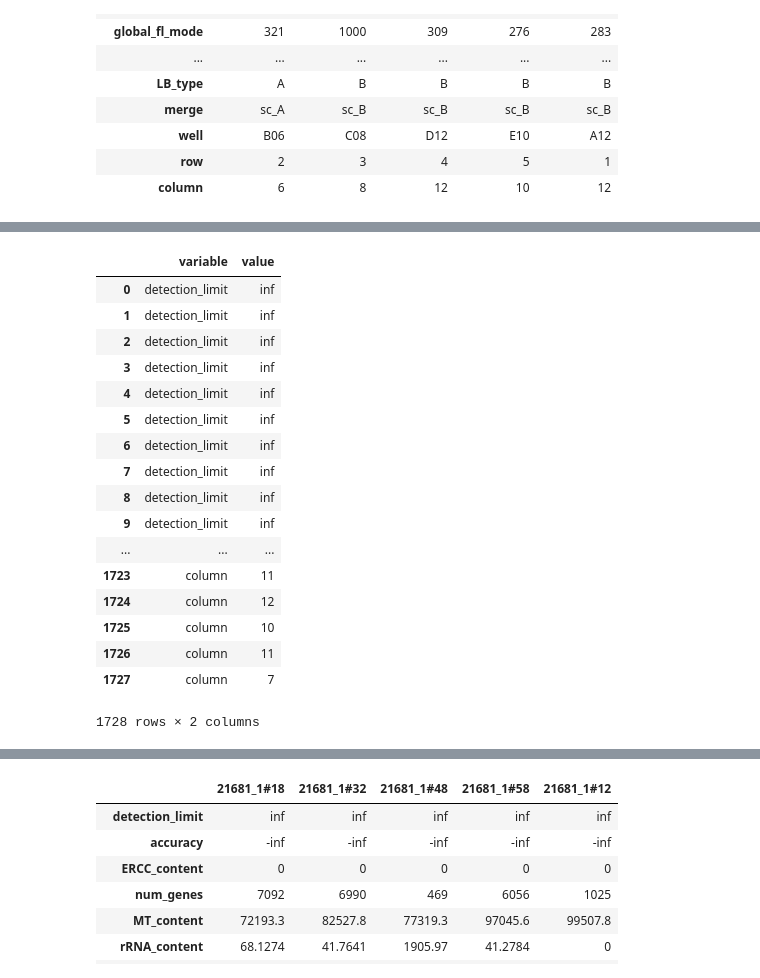
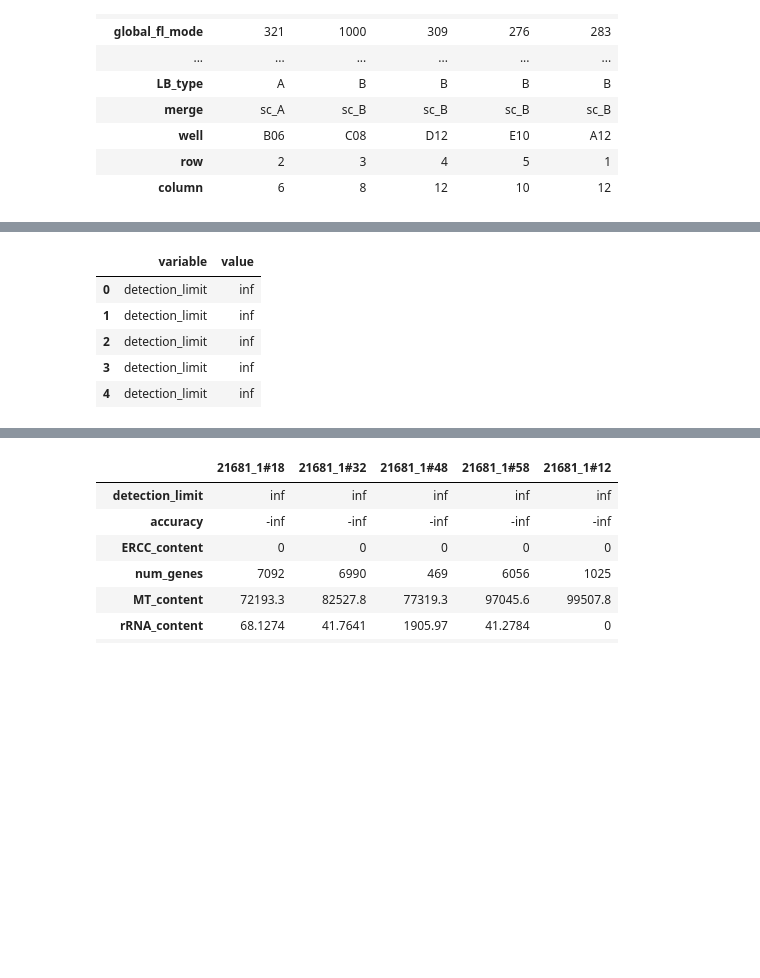
Before and after one commit to Teichlab/RCA, a Jupyter notebook: ARD-MLLR.ipynb, the cells around one changed output, grey strips where cells are left out. Cells and saved outputs as stored; diff of their text form; code cells hidden in the pictures; blank space fills up the shorter version.

```diff
--- a/ARD-MLLR.ipynb
+++ b/ARD-MLLR.ipynb
@@ -44,22 +44,10 @@ partial_logexp.shape
 # %%
-pd.melt(sample_info)
+pd.melt(sample_info).head()
 # %% [output]
 |  | variable | value |
 | 0 | detection_limit | inf |
 | 1 | detection_limit | inf |
 | 2 | detection_limit | inf |
 | 3 | detection_limit | inf |
 | 4 | detection_limit | inf |
-| 5 | detection_limit | inf |
-| 6 | detection_limit | inf |
-| 7 | detection_limit | inf |
-| 8 | detection_limit | inf |
-| 9 | detection_limit | inf |
-| ... | ... | ... |
-| 1723 | column | 11 |
-| 1724 | column | 12 |
-| 1725 | column | 10 |
-| 1726 | column | 11 |
-| 1727 | column | 7 |
-1728 rows × 2 columns
 # %%
```
Also changed, not shown: parts of 16 cells of this notebook, 1 other file.
